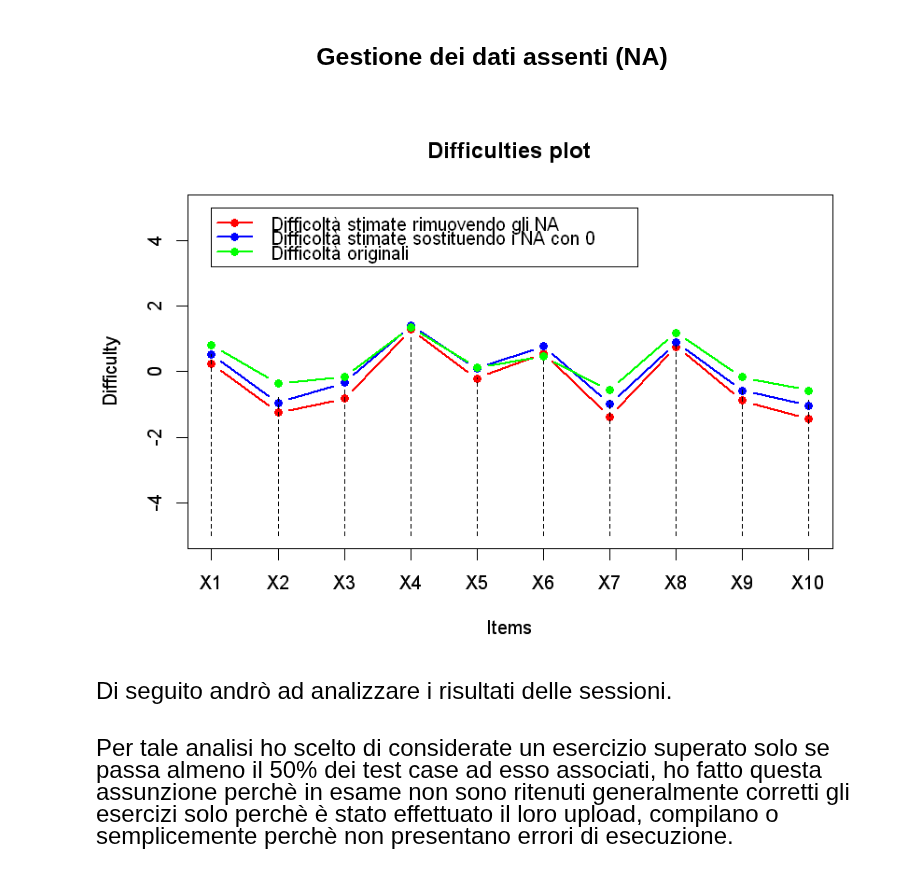
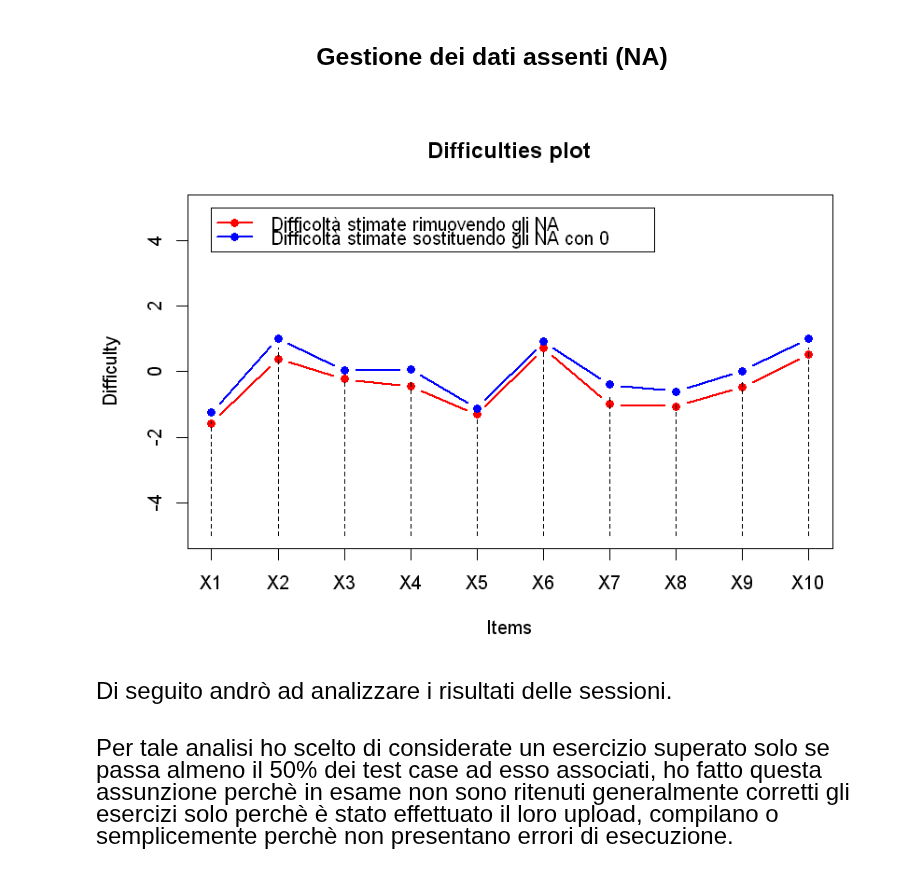
Before and after one commit to MarcoCordoni95/TesiTriennale-ItemResponseTheory, a Jupyter notebook: IRT.ipynb, the cells around one changed output. Drawn from its saved outputs; the diff is of its cells as text; code cells hidden in the pictures.

Commit message:
Aggiunto confronto per dati assenti

```diff
--- a/IRT.ipynb
+++ b/IRT.ipynb
@@ -247,19 +240,41 @@ datiDichotNABoot <- bootstrapping(datiDichotNA, numStudents * bootStrapVal)
+# %%
+# Definisco il numero di items e il numero di studenti
+numItems <- 10
+numStudents <- 35
+
+# Definisco quante estrazioni effettuare rispetto al numero di studenti
+bootStrapVal <- 10
+
+# Genero randomicamente difficoltà e abilità
+diff <- rnorm(numItems)
+abil <- rnorm(numStudents)
+
+# Genero i dati
+datiDichot <- generateDichot(diff, abil)
+
+# Definisco la probabilità di rimpiazzare gli 0 con NA
+prob <- 0.3
+
+# Applico il rimpiazzamento dei valori 0 in NA, la tebella ottenuto simula dei valori reali in cui sono
+# presenti esercizi passati, falliti e dati assenti
+datiDichotNA <- replaceRandomZeroWithNA(datiDichot, prob)
 # %%
+# Applico il bootstrapping
+datiDichotNABoot <- bootstrapping(datiDichotNA, numStudents * bootStrapVal)
+
 # Eseguo la stima rimuovendo gli NA prima della computazione
 estDiffNULL <- estimateDifficultiesDichotOneDiscrim(datiDichotNABoot, forNA = NULL)
 
 # Eseguo la stima sostituendo gli NA con 0
 estDiffZero <- estimateDifficultiesDichotOneDiscrim(replaceNaWithZero(datiDichotNABoot))
 
-# Confronto i grafici relativi alle difficoltà stimate nei 2 modi con i valori reali
+# Confronto i grafici relativi alle difficoltà stimate nei 2 modi
 plotDifficultiesDichot(datiDichot, estDiffNULL)
 par(new = TRUE)
 plotDifficultiesDichot(datiDichot, estDiffZero, color = "blue")
-par(new = TRUE)
-plotDifficultiesDichot(datiDichot, diff, color = "green")
-legend(1, 10, legend=c("Difficoltà stimate rimuovendo gli NA", "Difficoltà stimate sostituendo i NA con 0", "Difficoltà originali"), col=c("red", "blue", "green"), lty=1, cex=1, lwd=2, pch=16)
+legend(1, 10, legend=c("Difficoltà stimate rimuovendo gli NA", "Difficoltà stimate sostituendo gli NA con 0"), col=c("red", "blue"), lty=1, cex=1, lwd=2, pch=16)
 # %% [output]
-[figure, old version]
+[figure, new version]
 # %%
 #' Produce una matrice dicotomica definendo la condizione per cui un esercizio viene definito come passato(1) oppure no(0)
 #' @param session Sessione considerata
```
Also changed, not shown: parts of 4 cells of this notebook.
